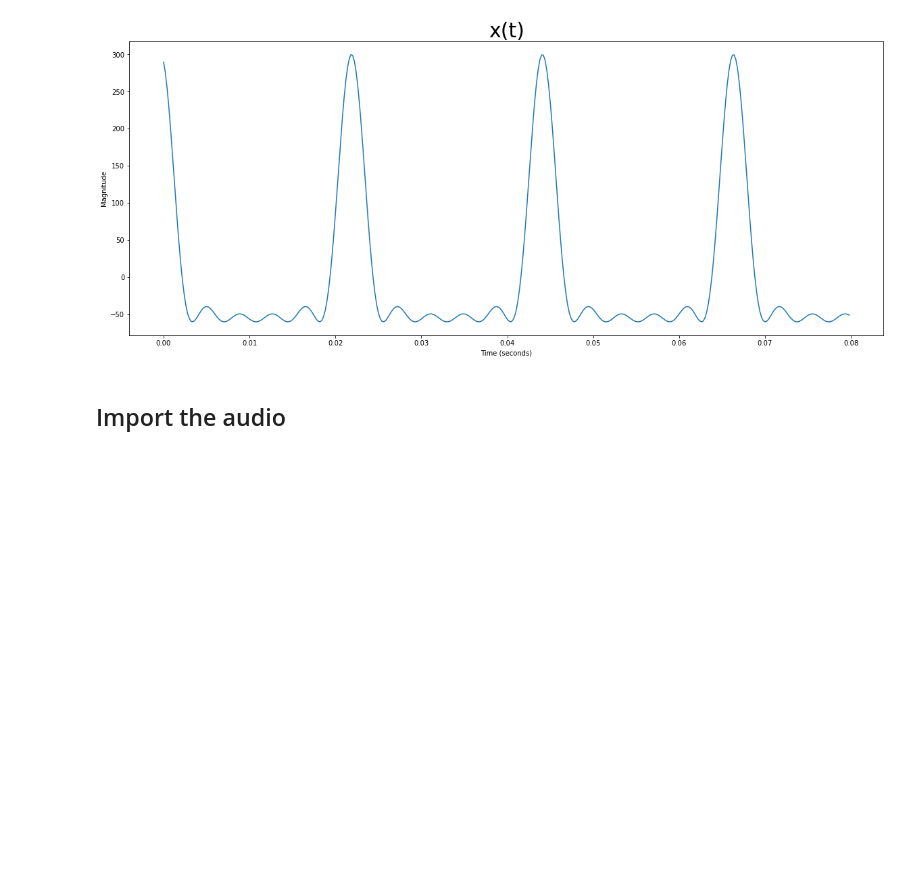
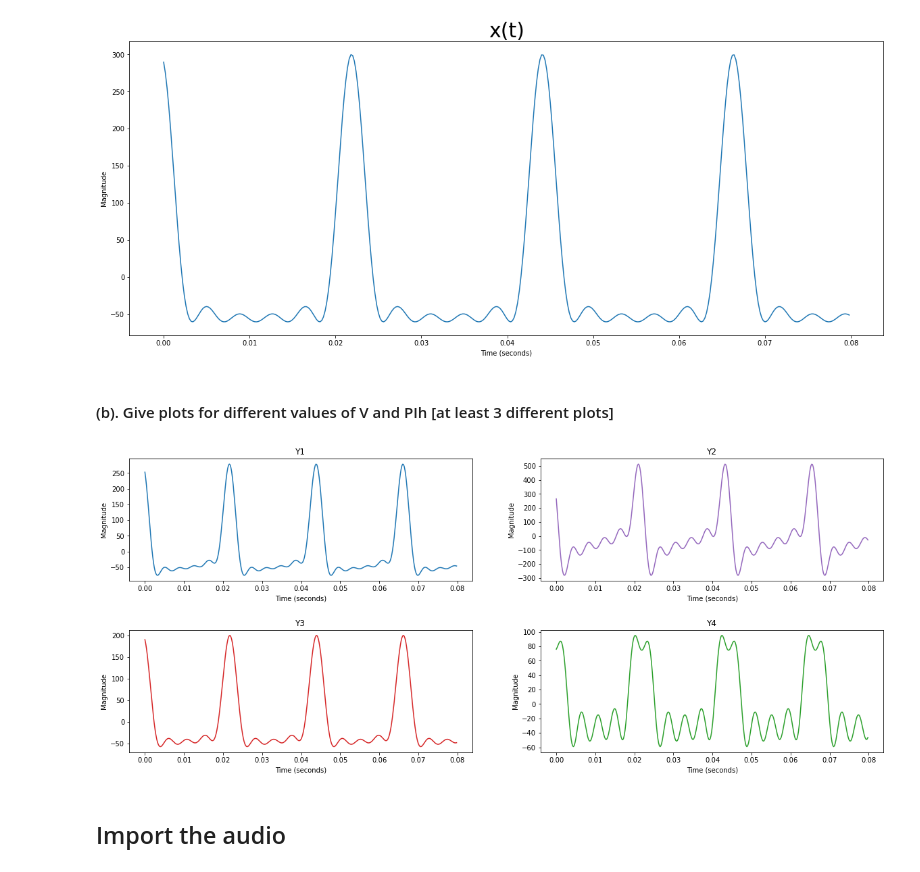
Before and after one commit to Rathees-Koneswarann/matplotlib-signal-analisis, a Jupyter notebook: violin-sound-process.ipynb, the cells around one changed output. Saved outputs shown, nothing was run; the diff lists cells and outputs as text; code cells hidden in the pictures; blank space fills up the shorter version.

Commit message:
Plot for a-15-b

```diff
--- a/violin-sound-process.ipynb
+++ b/violin-sound-process.ipynb
@@ -45,6 +43,84 @@ plt.ylabel('Magnitude')
 plt.show()
 # %% [output]
 [figure]
+# %% [markdown]
+#### (b). Give plots for different values of V and PIh [at least 3 different plots]
+# %%
+# define the time axis
+t = np.arange(0,0.08,0.0002)
+
+# define the initial values
+h = 1
+f0 = 45
+N = 5
+
+# define initial values for 4 different plots
+v = [96,150,80,55]
+PIh = [0.3,0.9,0.2,0.2]
+
+# create 4 signals
+y1 = 0
+y2 = 0
+y3 = 0
+y4 = 0
+
+
+# loop indicater
+i = 0
+
+while i < N :
+    # increase the values
+    y1 += v[0]*np.cos(2*np.pi*h*f0*t+PIh[0])
+    y2 += v[1]*np.cos(2*np.pi*h*f0*t+PIh[1])
+    y3 += v[2]*np.cos(2*np.pi*h*f0*t+PIh[2])
+    y4 += v[3]*np.cos(2*np.pi*h*f0*t+PIh[3])
+
+    #change v,PIh for y1
+    v[0] -= 20
+    PIh[0] += 0.1
+
+    #change v,PIh for y2
+    v[1] -= 20
+    PIh[1] += 0.1
+
+    #change v,PIh for y3
+    v[2] -= 20
+    PIh[2] += 0.1
+
+    #change v,PIh for y4
+    v[3] -= 20
+    PIh[3] += 0.1
+
+    h +=1
+    i += 1
+
+# make subplots
+fig, ax = plt.subplots(nrows=2, ncols=2, figsize=(20, 8),
+                       gridspec_kw={
+                        'width_ratios': [3, 3],
+                        'height_ratios': [3, 3],
+                        'wspace': 0.2,
+                        'hspace': 0.4})
+ax[0, 0].plot(t, y1)
+ax[0, 1].plot(t, y2, 'tab:purple')
+ax[1, 0].plot(t, y3, 'tab:red')
+ax[1, 1].plot(t, y4, 'tab:green')
+
+# add titles
+ax[0, 0].set_title("Y1")
+ax[0, 1].set_title("Y2")
+ax[1, 0].set_title("Y3")
+ax[1, 1].set_title("Y4")
+
+# add labels
+for axs in ax.flat:
+    axs.set(xlabel='Time (seconds)', ylabel='Magnitude')
+
+
+
+plt.show()
+# %% [output]
+[figure, added]
 # %% [markdown]
 ## Import the audio
 # %%
```
Also changed, not shown: parts of 1 cell of this notebook.
